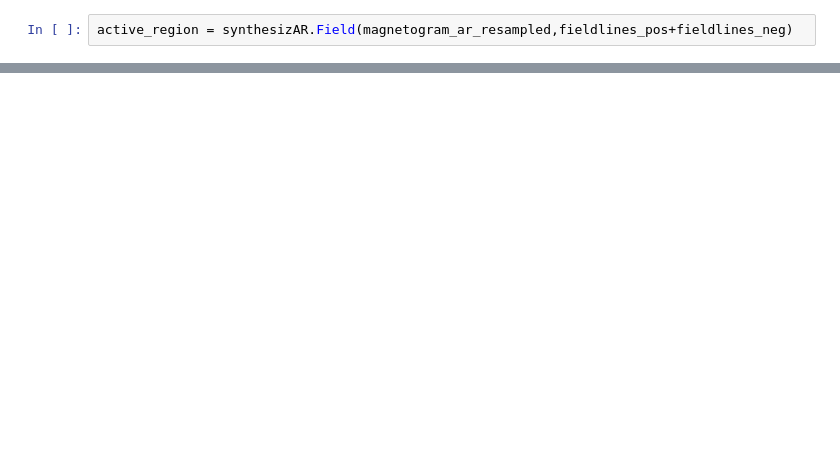
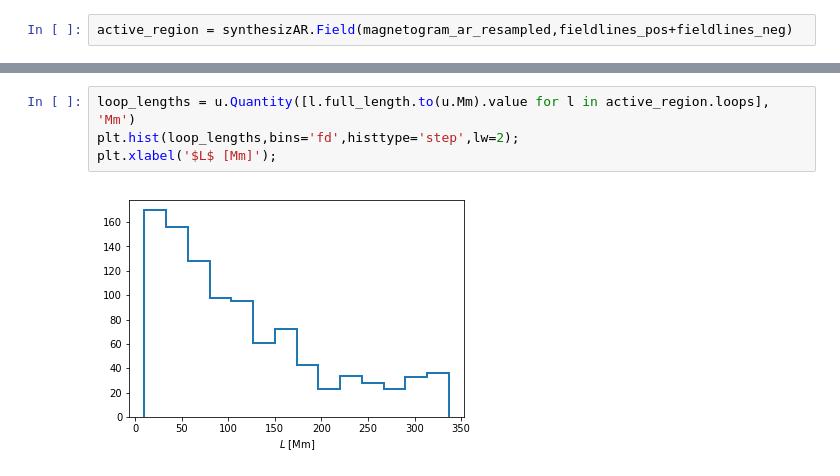
Before and after one commit to wtbarnes/hi_c_simulation, a Jupyter notebook: field_geometry.ipynb, the cells around one changed output, grey strips where cells are left out. Cells and saved outputs as stored; diff of their text form; blank space fills up the shorter version.

```diff
--- a/field_geometry.ipynb
+++ b/field_geometry.ipynb
@@ -116,0 +112,6 @@ Maximum field strength : 58.87 G
+# %%
+loop_lengths = u.Quantity([l.full_length.to(u.Mm).value for l in active_region.loops], 'Mm')
+plt.hist(loop_lengths,bins='fd',histtype='step',lw=2);
+plt.xlabel('$L$ [Mm]');
+# %% [output]
+[figure, added]
```
Also changed, not shown: parts of 29 cells of this notebook, 2 other files.
